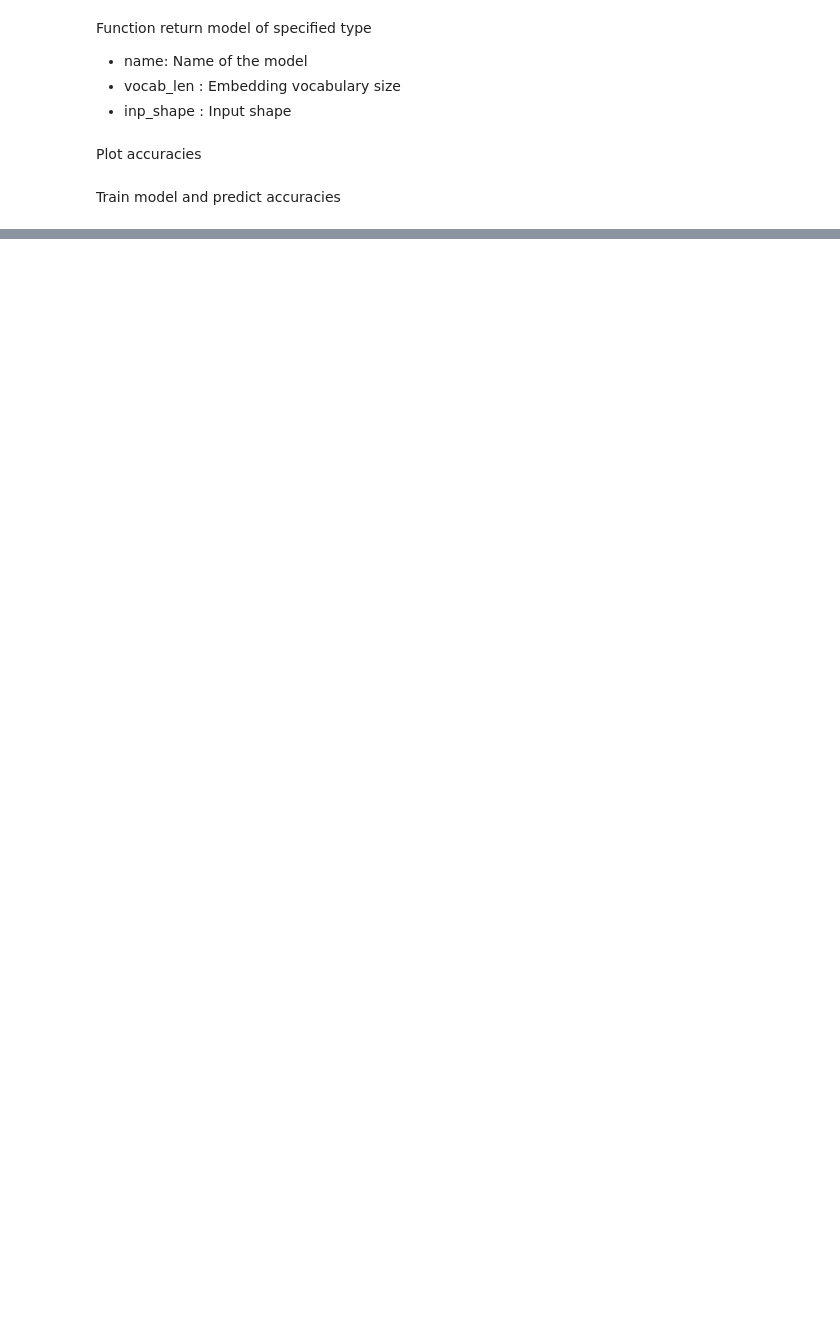
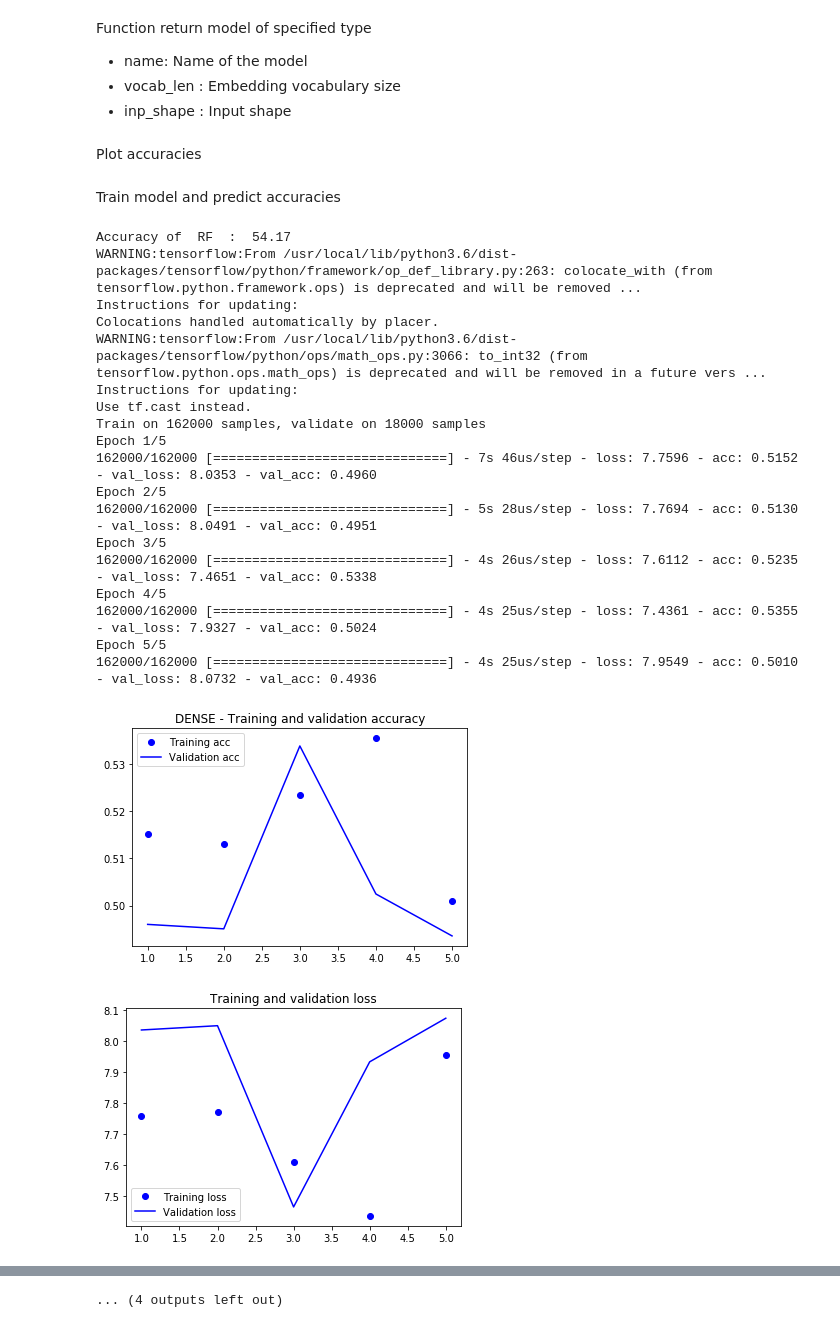
Before and after one commit to ramapriyakj/yelp, a Jupyter notebook: YelpAnalysis.ipynb, the cells around one changed output, grey strips where cells are left out. Cells and saved outputs as stored; diff of their text form; code cells hidden in the pictures; blank space fills up the shorter version.

```diff
--- a/YelpAnalysis.ipynb
+++ b/YelpAnalysis.ipynb
@@ -44,22 +64,24 @@ import pandas as pd
 # %% [markdown]
 Read json
 # %%
-max_records = 50000
+max_records = 100000
 x_raw = []
 y_raw = []
 reviews = pd.read_json(review_path,lines=True,chunksize=max_records)
 pos = 0
 neg = 0
 for chunks in reviews:
-    for index, rec in chunks.iterrows():
-        y = rec["stars"]
-        if pos < max_records and y > 3:
-            pos = pos + 1
-            x_raw.append(rec["text"])
-            y_raw.append(1)
-        elif neg < max_records:
-            neg = neg + 1
-            x_raw.append(rec["text"])
-            y_raw.append(0)
-    if len(y_raw) == max_records*2:
-        break
+  if len(y_raw) == max_records*2:
+    break
+  for index, rec in chunks.iterrows():
+    y = rec["stars"]
+    if pos < max_records and y > 3:
+      pos = pos + 1
+      x_raw.append(rec["text"])
+      y_raw.append(1)
+    elif neg < max_records:
+      neg = neg + 1
+      x_raw.append(rec["text"])
+      y_raw.append(0)
+
+print("Length of data : ",len(x_raw))
@@ -68,16 +92,15 @@ Only first 150 words are used for review (**input_shape**).
 
 **vocab_len** is a parameter which is used to train Embedding layer whose size is equal to the number of unique words in sequences.
 # %%
-input_shape = 150
+input_shape = 100
 vocab_len = None
 # %% [markdown]
 * Stop words which doesn't add much meaning to the sequences are filtered.
 * Tokens are padded to same length and vectorized
 # %%
-stop_words = set(stopwords.words('english'))
 x_text = []
 for w in x_raw:
-    arr = [s for s in text_to_word_sequence(w) if not s in stop_words]
+    arr = [s for s in text_to_word_sequence(w) if not s in STOPWORDS]
     x_text.append(arr)
 t = Tokenizer()
 t.fit_on_texts(x_text)
@@ -174,17 +214,41 @@ def plot_accuracy(model_name,history):
 # %% [markdown]
 Train model and predict accuracies
 # %%
-model_list = ["DENSE","RNN","LSTM","BI-LSTM","RF","SVM"]
+model_list = ["RF","DENSE","RNN","LSTM","BI-LSTM","CONV"]
 model_accuracies = []
 cls_reports = []
 for name in model_list:
     model = getModel(name,vocab_len,input_shape)
-    if name == "DENSE" or name == "RNN" or name == "LSTM" or name == "BI-LSTM":
-        history = model.fit(x_train, y_train,epochs=20,batch_size=128,validation_data=(x_val, y_val))
+    y_pred = None
+
+    if name == "DENSE" or name == "RNN" or name == "LSTM" or name == "BI-LSTM" or name == "CONV":
+        history = model.fit(x_train, y_train,epochs=5,batch_size=128,validation_data=(x_val, y_val))
         plot_accuracy(name,history)
         y_pred = model.predict_classes(x_test)
-    elif name == "RF" or name == "SVM":
+    elif name == "RF":
         model.fit(x_train,y_train)
         y_pred = model.predict(x_test)
     model_accuracies.append(round(accuracy_score(y_test,y_pred)*100,2))
+    print("Accuracy of ",name," : ",model_accuracies[-1])
     cls_reports.append(precision_recall_fscore_support(y_test,y_pred, average='micro'))
+# %% [output]
+Accuracy of  RF  :  54.17
+WARNING:tensorflow:From /usr/local/lib/python3.6/dist-packages/tensorflow/python/framework/op_def_library.py:263: colocate_with (from tensorflow.python.framework.ops) is deprecated and will be removed ...
+Instructions for updating:
+Colocations handled automatically by placer.
+WARNING:tensorflow:From /usr/local/lib/python3.6/dist-packages/tensorflow/python/ops/math_ops.py:3066: to_int32 (from tensorflow.python.ops.math_ops) is deprecated and will be removed in a future vers ...
+Instructions for updating:
+Use tf.cast instead.
+Train on 162000 samples, validate on 18000 samples
+Epoch 1/5
+162000/162000 [==============================] - 7s 46us/step - loss: 7.7596 - acc: 0.5152 - val_loss: 8.0353 - val_acc: 0.4960
+Epoch 2/5
+162000/162000 [==============================] - 5s 28us/step - loss: 7.7694 - acc: 0.5130 - val_loss: 8.0491 - val_acc: 0.4951
+Epoch 3/5
+162000/162000 [==============================] - 4s 26us/step - loss: 7.6112 - acc: 0.5235 - val_loss: 7.4651 - val_acc: 0.5338
+Epoch 4/5
+162000/162000 [==============================] - 4s 25us/step - loss: 7.4361 - acc: 0.5355 - val_loss: 7.9327 - val_acc: 0.5024
+Epoch 5/5
+162000/162000 [==============================] - 4s 25us/step - loss: 7.9549 - acc: 0.5010 - val_loss: 8.0732 - val_acc: 0.4936
+[figure, added]
+[figure, added]
@@ -191,3 +300,4 @@ for name in model_list:
+... (4 outputs left out)
 # %%
 from prettytable import PrettyTable
 print("Testing results:")
```
Also changed, not shown: parts of 12 cells of this notebook.
